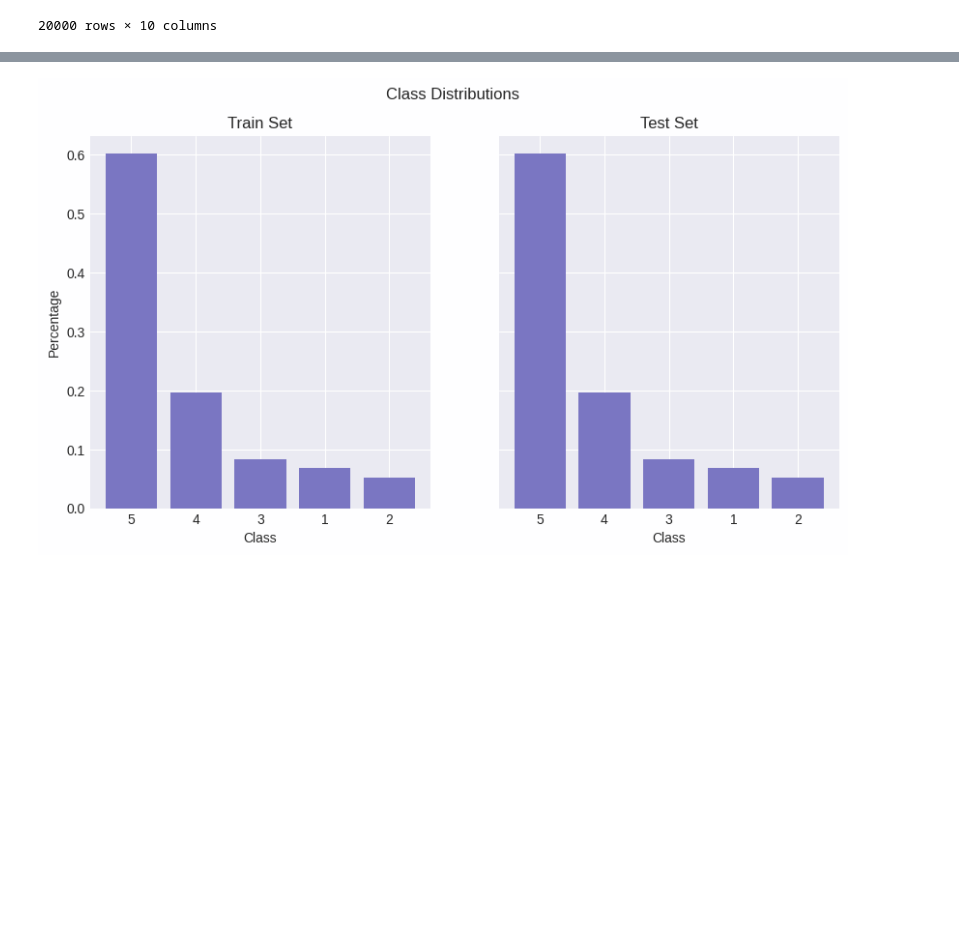
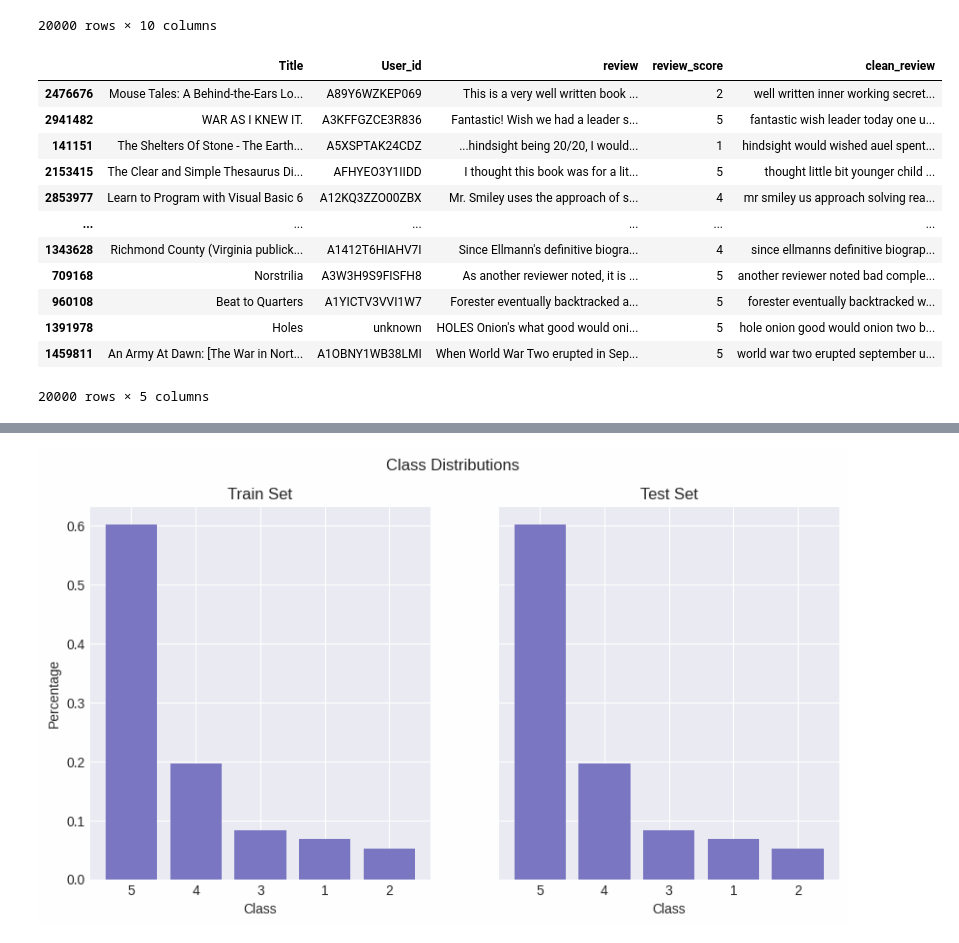
Before and after one commit to sruiz1896/book_rating_predictor, a Jupyter notebook: Notebooks/Text_Data_Analysis.ipynb, the cells around one changed output, grey strips where cells are left out. Drawn from its saved outputs; the diff is of its cells as text; code cells hidden in the pictures; blank space fills up the shorter version.

```diff
--- a/Notebooks/Text_Data_Analysis.ipynb
+++ b/Notebooks/Text_Data_Analysis.ipynb
@@ -212,4 +217,21 @@ modeling_df
 | 1391978 | B0000YSH5G | Holes | unknown | unknown | 5 | I gave holes five stars because i... | HOLES Onion's what good would oni... | Louis Sachar | 2011.0 | ... |
 | 1459811 | B000ICTH22 | An Army At Dawn: [The War in Nort... | A1OBNY1WB38LMI | R. M. Peterson | 5 | A superb account of an under-appr... | When World War Two erupted in Sep... | NaN | NaN | ... |
 20000 rows × 10 columns
+# %%
+modeling_df_modified = data_with_clean_text_col.sample(n=20000, random_state=18)
+modeling_df_modified.head(2)
+# %% [output]
+|  | Title | User_id | review | review_score | clean_review |
+| 2476676 | Mouse Tales: A Behind-the-Ears Lo... | A89Y6WZKEP069 | This is a very well written book ... | 2 | well written inner working secret... |
+| 2941482 | WAR AS I KNEW IT. | A3KFFGZCE3R836 | Fantastic! Wish we had a leader s... | 5 | fantastic wish leader today one u... |
+| 141151 | The Shelters Of Stone - The Earth... | A5XSPTAK24CDZ | ...hindsight being 20/20, I would... | 1 | hindsight would wished auel spent... |
+| 2153415 | The Clear and Simple Thesaurus Di... | AFHYEO3Y1IIDD | I thought this book was for a lit... | 5 | thought little bit younger child ... |
+| 2853977 | Learn to Program with Visual Basic 6 | A12KQ3ZZO00ZBX | Mr. Smiley uses the approach of s... | 4 | mr smiley us approach solving rea... |
+| ... | ... | ... | ... | ... | ... |
+| 1343628 | Richmond County (Virginia publick... | A1412T6HIAHV7I | Since Ellmann's definitive biogra... | 4 | since ellmanns definitive biograp... |
+| 709168 | Norstrilia | A3W3H9S9FISFH8 | As another reviewer noted, it is ... | 5 | another reviewer noted bad comple... |
+| 960108 | Beat to Quarters | A1YICTV3VVI1W7 | Forester eventually backtracked a... | 5 | forester eventually backtracked w... |
+| 1391978 | Holes | unknown | HOLES Onion's what good would oni... | 5 | hole onion good would onion two b... |
+| 1459811 | An Army At Dawn: [The War in Nort... | A1OBNY1WB38LMI | When World War Two erupted in Sep... | 5 | world war two erupted september u... |
+20000 rows × 5 columns
 # %%
```
Also changed, not shown: parts of 95 cells of this notebook.
